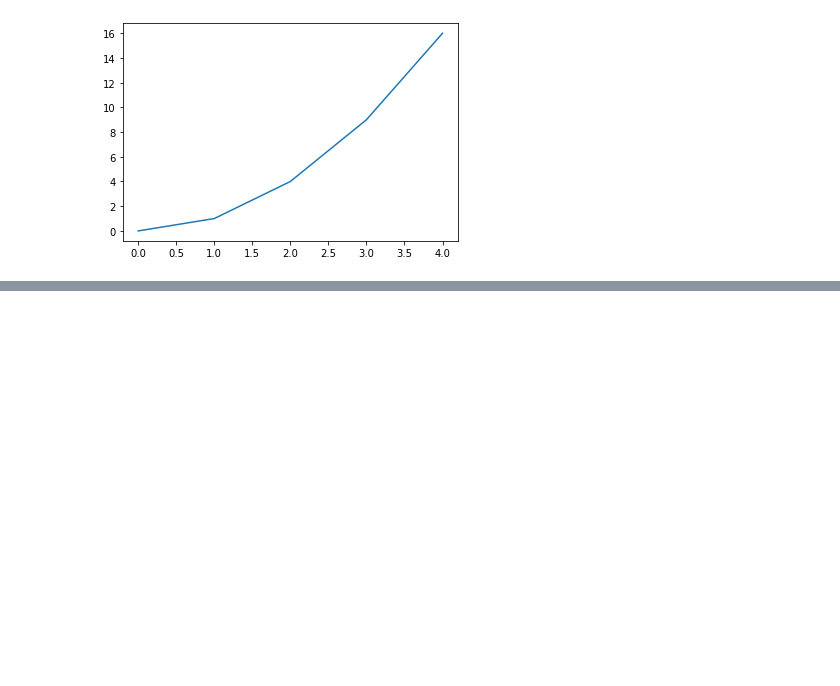
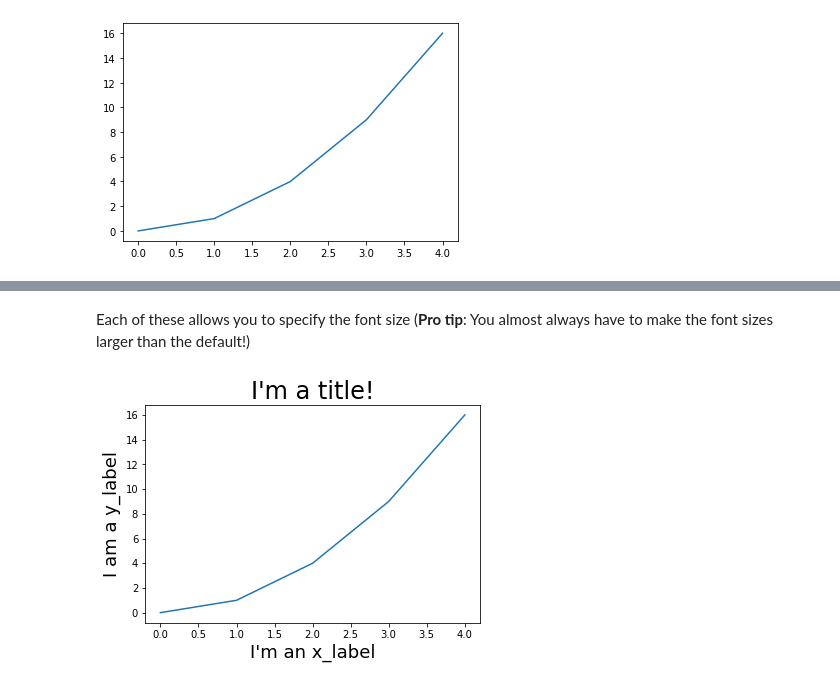
Before and after one commit to psychdatascience/FDS-CourseOne, a Jupyter notebook: tutorial015.ipynb, the cells around one changed output, grey strips where cells are left out. Cells and saved outputs as stored; diff of their text form; code cells hidden in the pictures; blank space fills up the shorter version.

```diff
--- a/tutorial015.ipynb
+++ b/tutorial015.ipynb
@@ -33,0 +48,9 @@ TypeError: unsupported operand type(s) for ** or pow(): 'list' and 'int'
+# %% [markdown]
+Each of these allows you to specify the font size (**Pro tip**: You almost always have to make the font sizes larger than the default!)
+# %%
+plt.plot(my_x_vals, my_y_vals);
+plt.xlabel('I\'m an x_label', fontsize = 18);
+plt.ylabel('I am a y_label', fontsize = 18);
+plt.title('I\'m a title!', fontsize = 24);
+# %% [output]
+[figure, added]
```
Also changed, not shown: parts of 16 cells of this notebook.
